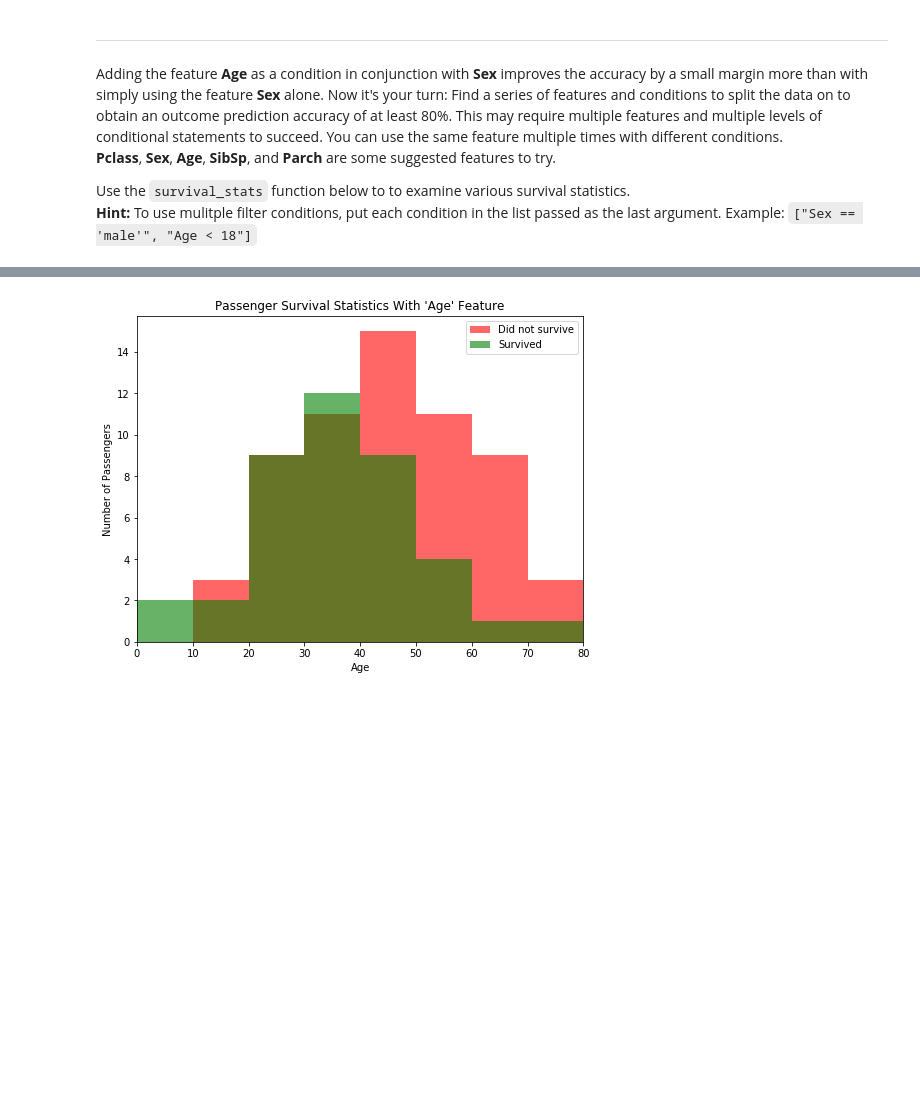
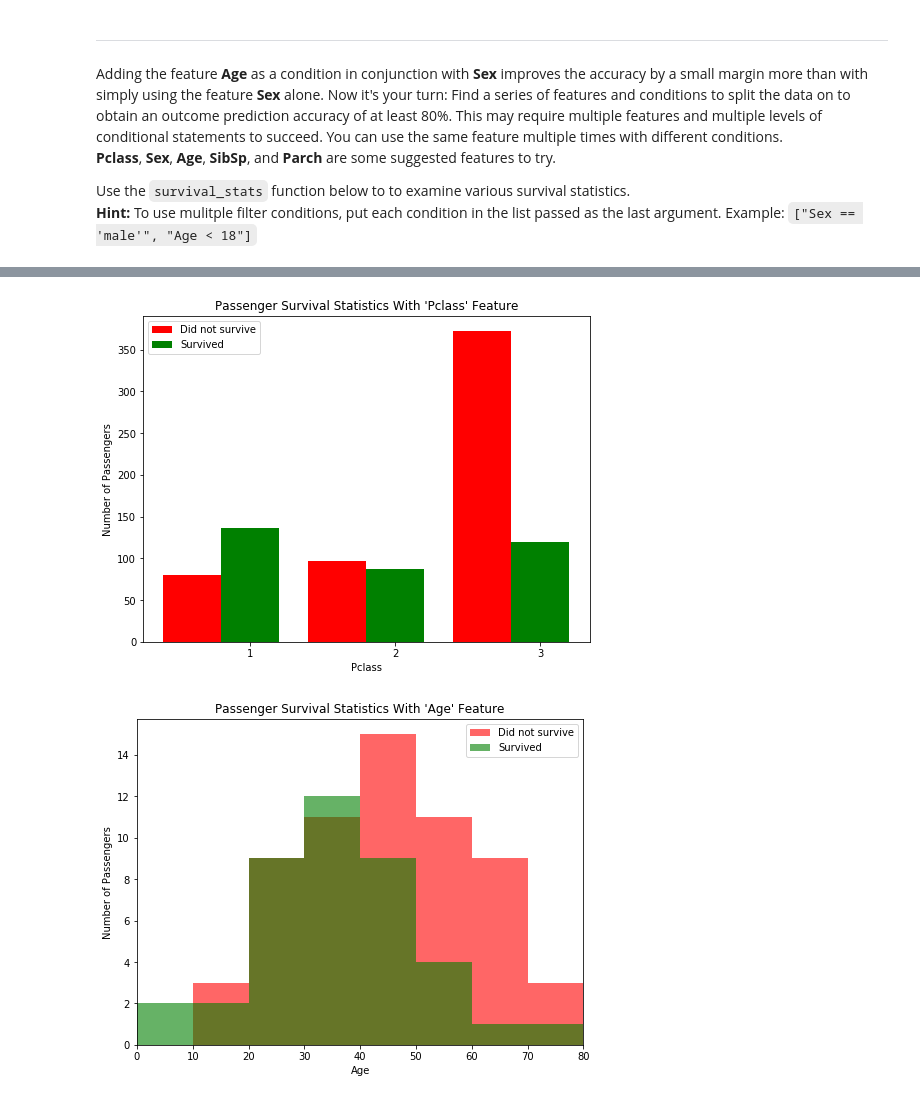
Before and after one commit to robbitt07/machine-learning, a Jupyter notebook: projects/foundations/titanic_survival_exploration/titanic_survival_exploration.ipynb, the cells around one changed output, grey strips where cells are left out. Drawn from its saved outputs; the diff is of its cells as text; code cells hidden in the pictures; blank space fills up the shorter version.

Commit message:
Updated approach to question #4
Including graphic of decision tree branching.

```diff
--- a/projects/foundations/titanic_survival_exploration/titanic_survival_exploration.ipynb
+++ b/projects/foundations/titanic_survival_exploration/titanic_survival_exploration.ipynb
@@ -226,3 +242,7 @@ Use the `survival_stats` function below to to examine various survival statistic
+# %%
+vs.survival_stats(data, outcomes, 'Pclass')
+# %% [output]
+[figure, added]
 # %%
 vs.survival_stats(data, outcomes, 'Age', ["Sex == 'male'", "Pclass == 1"])
 # %% [output]
```
Also changed, not shown: parts of 4 cells of this notebook, 2 other files.
